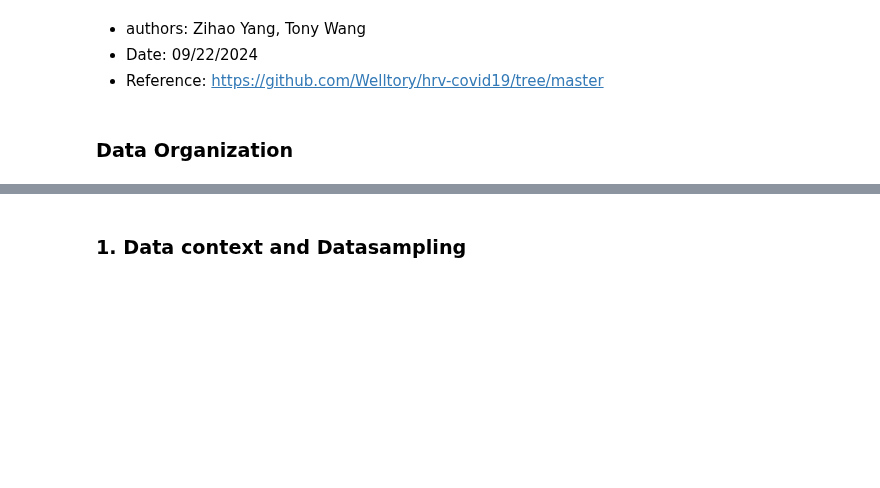
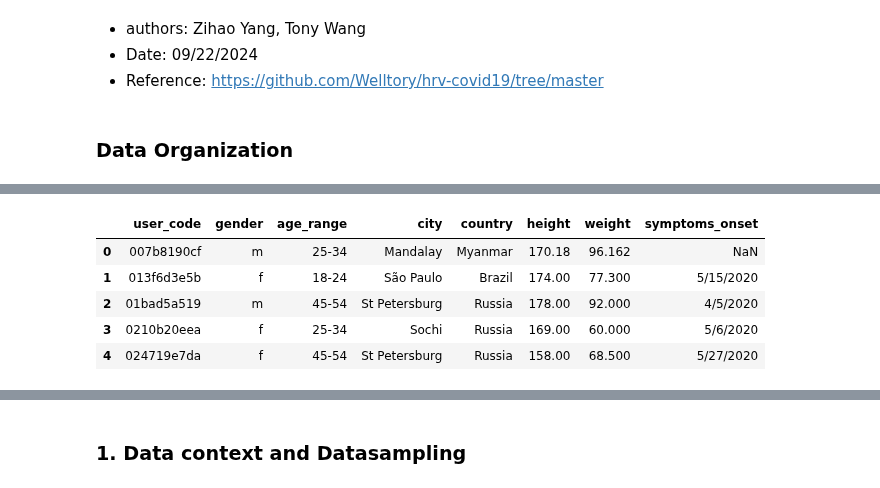
Before and after one commit to AIPI510/aipi510-fall24, a Jupyter notebook: teamname-eda-ta4.ipynb, the cells around one changed output, grey strips where cells are left out. Drawn from its saved outputs; the diff is of its cells as text; code cells hidden in the pictures; blank space fills up the shorter version.

```diff
--- a/teamname-eda-ta4.ipynb
+++ b/teamname-eda-ta4.ipynb
@@ -24,0 +53,9 @@ weather=pd.read_csv('data/weather.csv').sort_values(by='user_code')
+# %%
+participants.head()
+# %% [output]
+|  | user_code | gender | age_range | city | country | height | weight | symptoms_onset |
+| 0 | 007b8190cf | m | 25-34 | Mandalay | Myanmar | 170.18 | 96.162 | NaN |
+| 1 | 013f6d3e5b | f | 18-24 | São Paulo | Brazil | 174.00 | 77.300 | 5/15/2020 |
+| 2 | 01bad5a519 | m | 45-54 | St Petersburg | Russia | 178.00 | 92.000 | 4/5/2020 |
+| 3 | 0210b20eea | f | 25-34 | Sochi | Russia | 169.00 | 60.000 | 5/6/2020 |
+| 4 | 024719e7da | f | 45-54 | St Petersburg | Russia | 158.00 | 68.500 | 5/27/2020 |
```
Also changed, not shown: parts of 52 cells of this notebook, 1 other file.
